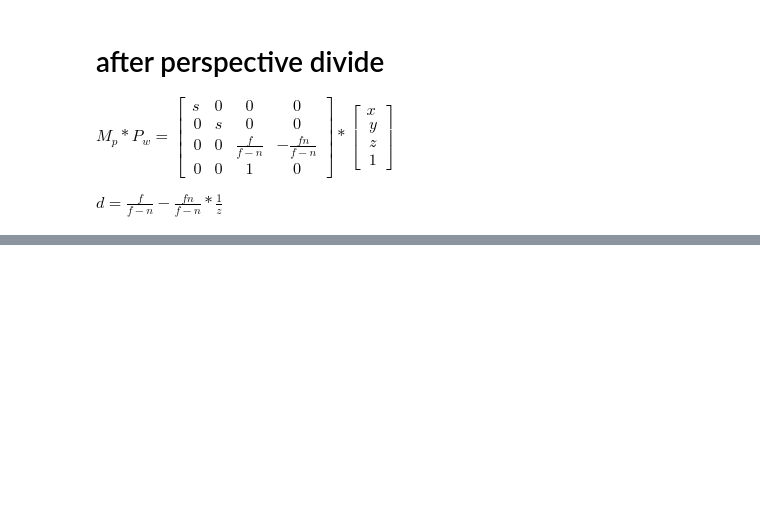
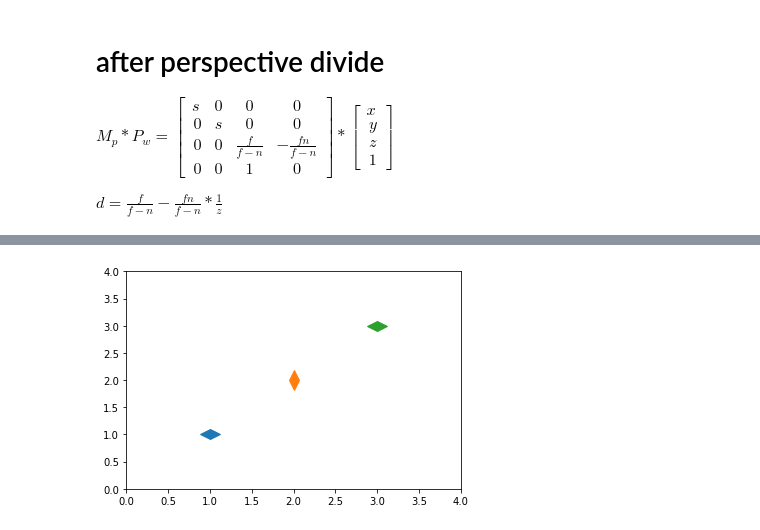
Before and after one commit to YaoTouGe/blog, a Jupyter notebook: python_notebooks/reverse_z.ipynb, the cells around one changed output, grey strips where cells are left out. Saved outputs shown, nothing was run; the diff lists cells and outputs as text; code cells hidden in the pictures; blank space fills up the shorter version.

```diff
--- a/python_notebooks/reverse_z.ipynb
+++ b/python_notebooks/reverse_z.ipynb
@@ -107,0 +111,13 @@ plt.show()
+# %%
+import matplotlib.pyplot as plt
+
+x = [1,2,3]
+for i in x:
+    plt.plot(i, i, marker=(2, 1, i*90), markersize=20, linestyle='None')
+
+plt.xlim([0,4])
+plt.ylim([0,4])
+
+plt.show()
+# %% [output]
+[figure, added]
```
Also changed, not shown: parts of 3 cells of this notebook.
